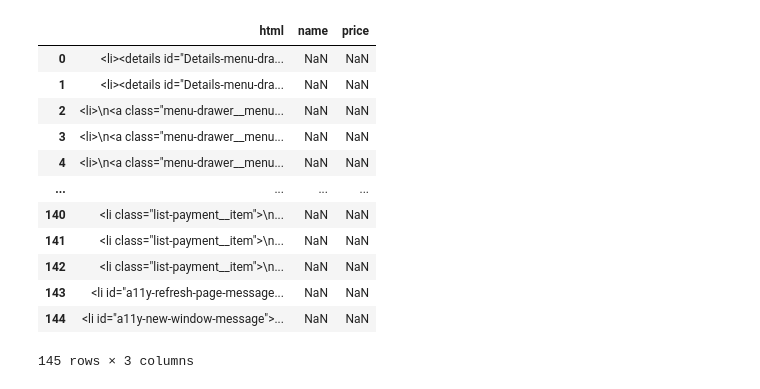
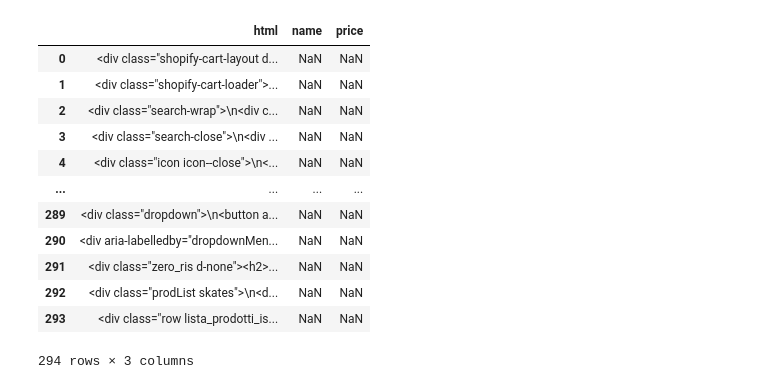
Before and after one commit to Tico26/Lamona, a Jupyter notebook: ModelTraining/CombineFiles.ipynb, the cells around one changed output. Saved outputs shown, nothing was run; the diff lists cells and outputs as text; code cells hidden in the pictures.

```diff
--- a/ModelTraining/CombineFiles.ipynb
+++ b/ModelTraining/CombineFiles.ipynb
@@ -79,18 +83,18 @@ combined_df.to_csv(file_path+'combinedElements.csv')
 # %%
-shop = "cabinetshop"
-c = pd.read_csv('/Users/Tico/Documents/Masters/LaMona/CSV/Non-Products/'+shop+'Li.csv')
+shop = "rollerblade"
+c = pd.read_csv('/Users/Tico/Documents/Masters/LaMona/CSV/Non-Products/'+shop+'Div.csv')
 c
 # %% [output]
 |  | html | name | price |
-| 0 | <li><details id="Details-menu-dra... | NaN | NaN |
-| 1 | <li><details id="Details-menu-dra... | NaN | NaN |
-| 2 | <li>\n<a class="menu-drawer__menu... | NaN | NaN |
-| 3 | <li>\n<a class="menu-drawer__menu... | NaN | NaN |
-| 4 | <li>\n<a class="menu-drawer__menu... | NaN | NaN |
+| 0 | <div class="shopify-cart-layout d... | NaN | NaN |
+| 1 | <div class="shopify-cart-loader">... | NaN | NaN |
+| 2 | <div class="search-wrap">\n<div c... | NaN | NaN |
+| 3 | <div class="search-close">\n<div ... | NaN | NaN |
+| 4 | <div class="icon icon--close">\n<... | NaN | NaN |
 | ... | ... | ... | ... |
-| 140 | <li class="list-payment__item">\n... | NaN | NaN |
-| 141 | <li class="list-payment__item">\n... | NaN | NaN |
-| 142 | <li class="list-payment__item">\n... | NaN | NaN |
-| 143 | <li id="a11y-refresh-page-message... | NaN | NaN |
-| 144 | <li id="a11y-new-window-message">... | NaN | NaN |
+| 289 | <div class="dropdown">\n<button a... | NaN | NaN |
+| 290 | <div aria-labelledby="dropdownMen... | NaN | NaN |
+| 291 | <div class="zero_ris d-none"><h2>... | NaN | NaN |
+| 292 | <div class="prodList skates">\n<d... | NaN | NaN |
+| 293 | <div class="row lista_prodotti_is... | NaN | NaN |
-145 rows × 3 columns
+294 rows × 3 columns
```
Also changed, not shown: parts of 6 cells of this notebook, 9 other files.
